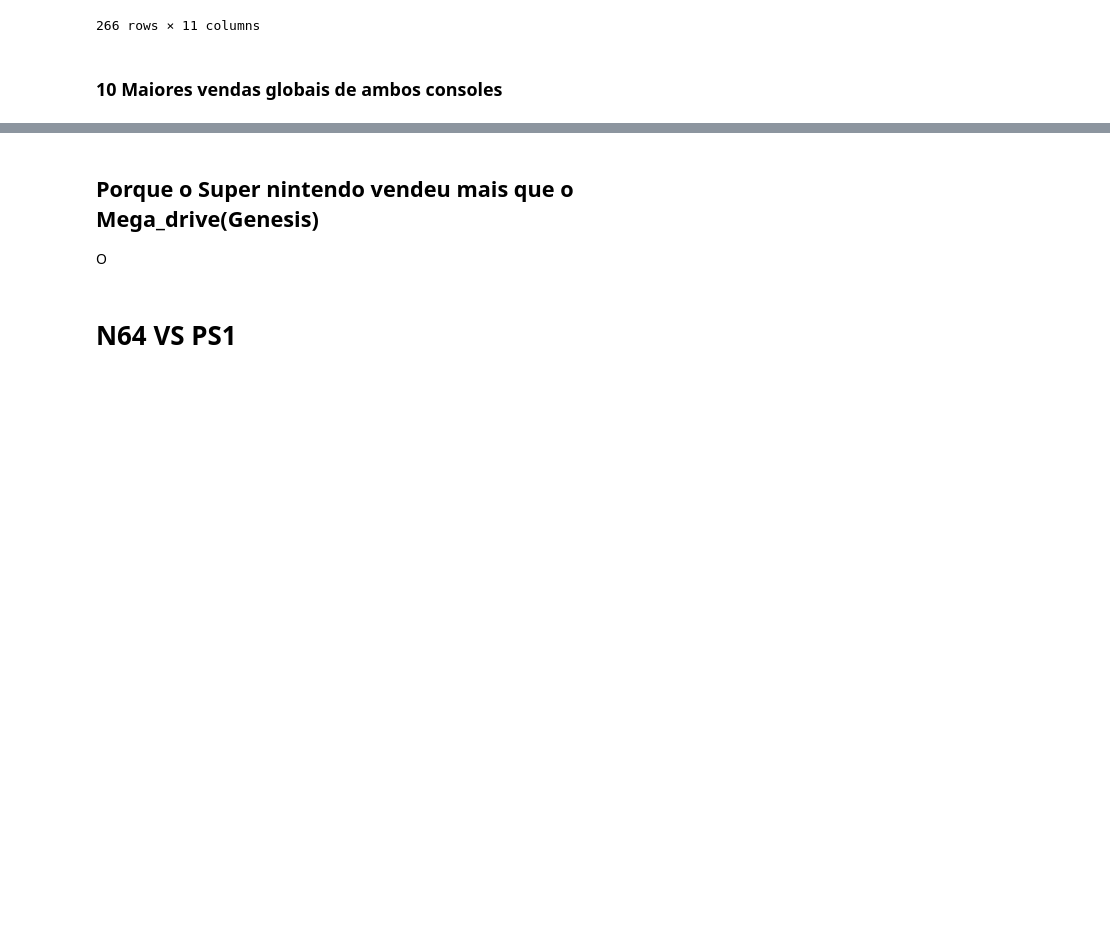
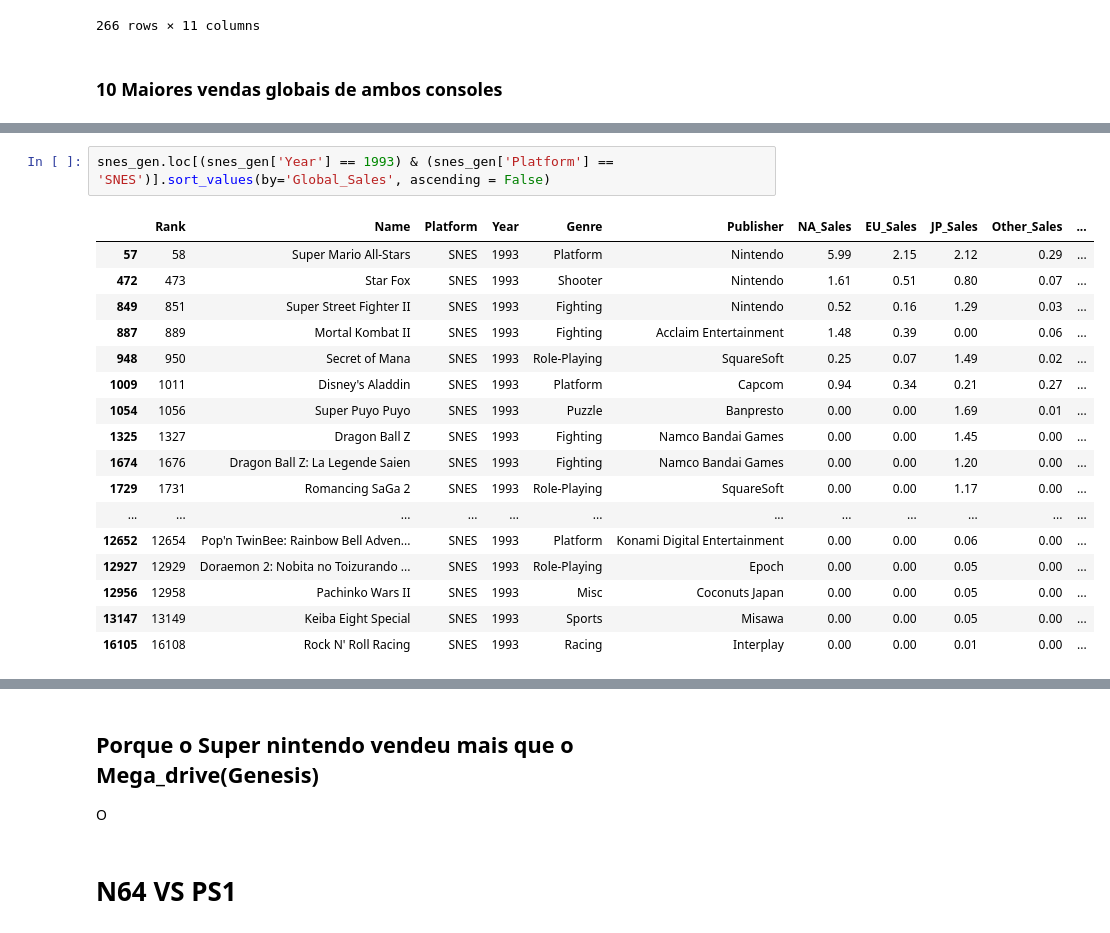
Before and after one commit to hermeson883/Big_Data_Work, a Jupyter notebook: Games_sales.ipynb, the cells around one changed output, grey strips where cells are left out. Cells and saved outputs as stored; diff of their text form; blank space fills up the shorter version.

```diff
--- a/Games_sales.ipynb
+++ b/Games_sales.ipynb
@@ -367,6 +367,26 @@ fig = px.line(grouped_snes_gen, x = 'Year', y = 'Global_Sales', color = 'Platfor
 fig.update_layout(xaxis_title="Anos", yaxis_title="Games mais vendidos", title_x=0.5)
 # %% [output]
 [interactive output not drawn]
+# %%
+snes_gen.loc[(snes_gen['Year'] == 1993) & (snes_gen['Platform'] == 'SNES')].sort_values(by='Global_Sales', ascending = False)
+# %% [output]
+|  | Rank | Name | Platform | Year | Genre | Publisher | NA_Sales | EU_Sales | JP_Sales | Other_Sales | ... |
+| 57 | 58 | Super Mario All-Stars | SNES | 1993 | Platform | Nintendo | 5.99 | 2.15 | 2.12 | 0.29 | ... |
+| 472 | 473 | Star Fox | SNES | 1993 | Shooter | Nintendo | 1.61 | 0.51 | 0.80 | 0.07 | ... |
+| 849 | 851 | Super Street Fighter II | SNES | 1993 | Fighting | Nintendo | 0.52 | 0.16 | 1.29 | 0.03 | ... |
+| 887 | 889 | Mortal Kombat II | SNES | 1993 | Fighting | Acclaim Entertainment | 1.48 | 0.39 | 0.00 | 0.06 | ... |
+| 948 | 950 | Secret of Mana | SNES | 1993 | Role-Playing | SquareSoft | 0.25 | 0.07 | 1.49 | 0.02 | ... |
+| 1009 | 1011 | Disney's Aladdin | SNES | 1993 | Platform | Capcom | 0.94 | 0.34 | 0.21 | 0.27 | ... |
+| 1054 | 1056 | Super Puyo Puyo | SNES | 1993 | Puzzle | Banpresto | 0.00 | 0.00 | 1.69 | 0.01 | ... |
+| 1325 | 1327 | Dragon Ball Z | SNES | 1993 | Fighting | Namco Bandai Games | 0.00 | 0.00 | 1.45 | 0.00 | ... |
+| 1674 | 1676 | Dragon Ball Z: La Legende Saien | SNES | 1993 | Fighting | Namco Bandai Games | 0.00 | 0.00 | 1.20 | 0.00 | ... |
+| 1729 | 1731 | Romancing SaGa 2 | SNES | 1993 | Role-Playing | SquareSoft | 0.00 | 0.00 | 1.17 | 0.00 | ... |
+| ... | ... | ... | ... | ... | ... | ... | ... | ... | ... | ... | ... |
+| 12652 | 12654 | Pop'n TwinBee: Rainbow Bell Adven... | SNES | 1993 | Platform | Konami Digital Entertainment | 0.00 | 0.00 | 0.06 | 0.00 | ... |
+| 12927 | 12929 | Doraemon 2: Nobita no Toizurando ... | SNES | 1993 | Role-Playing | Epoch | 0.00 | 0.00 | 0.05 | 0.00 | ... |
+| 12956 | 12958 | Pachinko Wars II | SNES | 1993 | Misc | Coconuts Japan | 0.00 | 0.00 | 0.05 | 0.00 | ... |
+| 13147 | 13149 | Keiba Eight Special | SNES | 1993 | Sports | Misawa | 0.00 | 0.00 | 0.05 | 0.00 | ... |
+| 16105 | 16108 | Rock N' Roll Racing | SNES | 1993 | Racing | Interplay | 0.00 | 0.00 | 0.01 | 0.00 | ... |
 # %%
 fig = make_subplots(rows=2, cols=2, subplot_titles=("Vendas nos EU", "Vendas no JP", "Vendas na NA", "Vendas em outros lugares"))
 
```
Also changed, not shown: parts of 2 cells of this notebook.
